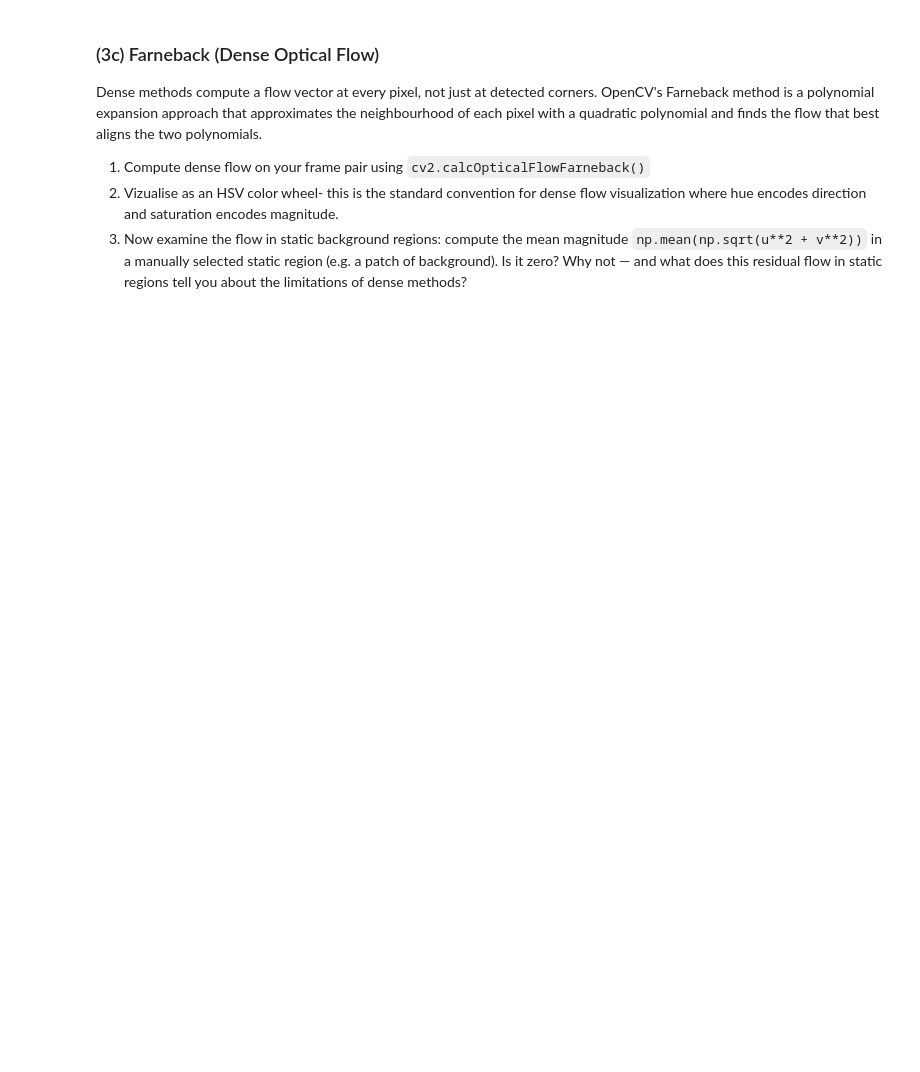
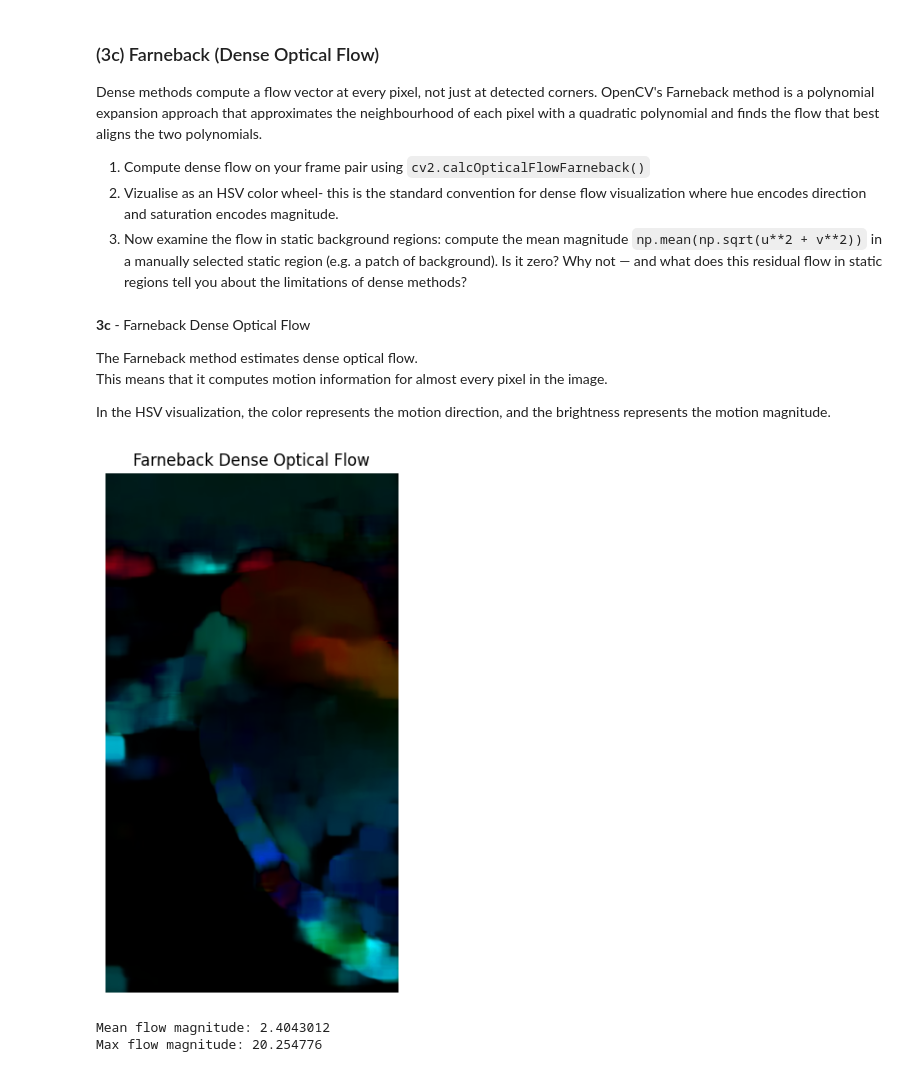
Before and after one commit to eattar/2DIP, a Jupyter notebook: Exercise_3/exercise_3.ipynb, the cells around one changed output. Drawn from its saved outputs; the diff is of its cells as text; code cells hidden in the pictures; blank space fills up the shorter version.

```diff
--- a/Exercise_3/exercise_3.ipynb
+++ b/Exercise_3/exercise_3.ipynb
@@ -518,3 +776,47 @@ Dense methods compute a flow vector at every pixel, not just at detected corners
 1. Compute dense flow on your frame pair using `cv2.calcOpticalFlowFarneback()`
 2. Vizualise as an HSV color wheel- this is the standard convention for dense flow visualization where hue encodes direction and saturation encodes magnitude.
 3. Now examine the flow in static background regions: compute the mean magnitude `np.mean(np.sqrt(u**2 + v**2))` in a manually selected static region (e.g. a patch of background). Is it zero? Why not — and what does this residual flow in static regions tell you about the limitations of dense methods?
+# %% [markdown]
+ **3c** - Farneback Dense Optical Flow
+
+The Farneback method estimates dense optical flow.
+This means that it computes motion information for almost every pixel in the image.
+
+In the HSV visualization, the color represents the motion direction, and the brightness represents the motion magnitude.
+# %%
+flow = cv2.calcOpticalFlowFarneback(
+    frame1_gray,
+    frame2_gray,
+    None,
+    pyr_scale=0.5,
+    levels=3,
+    winsize=25,
+    iterations=3,
+    poly_n=5,
+    poly_sigma=1.2,
+    flags=0
+)
+
+magnitude, angle = cv2.cartToPolar(flow[..., 0], flow[..., 1])
+
+hsv = np.zeros_like(frame1_bgr)
+hsv[..., 0] = angle * 180 / np.pi / 2
+hsv[..., 1] = 255
+hsv[..., 2] = cv2.normalize(magnitude, None, 0, 255, cv2.NORM_MINMAX)
+
+farneback_rgb = cv2.cvtColor(hsv, cv2.COLOR_HSV2RGB)
+
+plt.figure(figsize=(8, 6))
+plt.imshow(farneback_rgb)
+plt.title("Farneback Dense Optical Flow")
+plt.axis("off")
+plt.tight_layout()
+plt.savefig(OUTPUT_DIR / "q3_farneback.png", dpi=200)
+plt.show()
+
+print("Mean flow magnitude:", np.mean(magnitude))
+print("Max flow magnitude:", np.max(magnitude))
+# %% [output]
+[figure, added]
+Mean flow magnitude: 2.4043012
+Max flow magnitude: 20.254776
```
Also changed, not shown: parts of 13 cells of this notebook, 5 other files.
